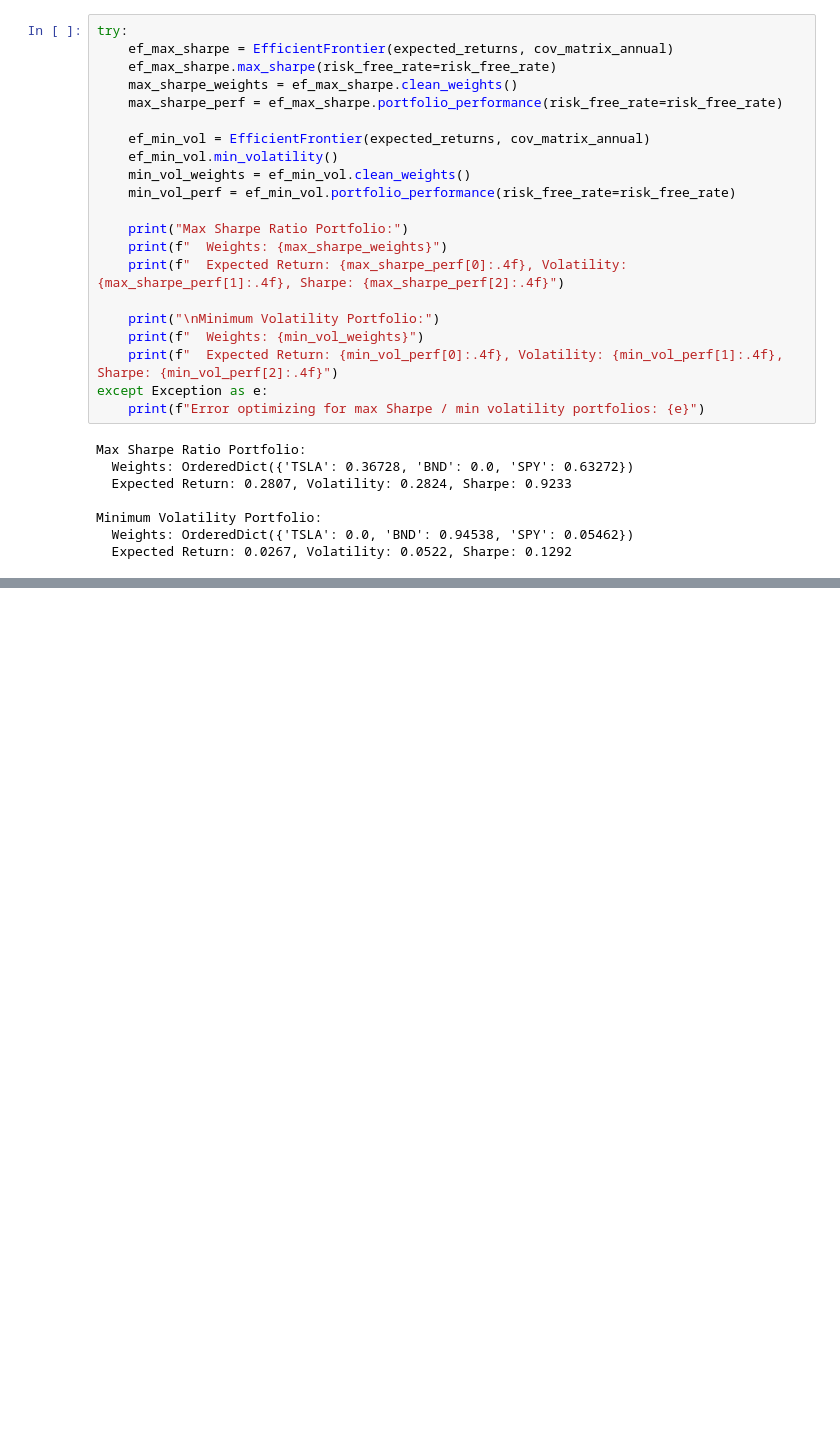
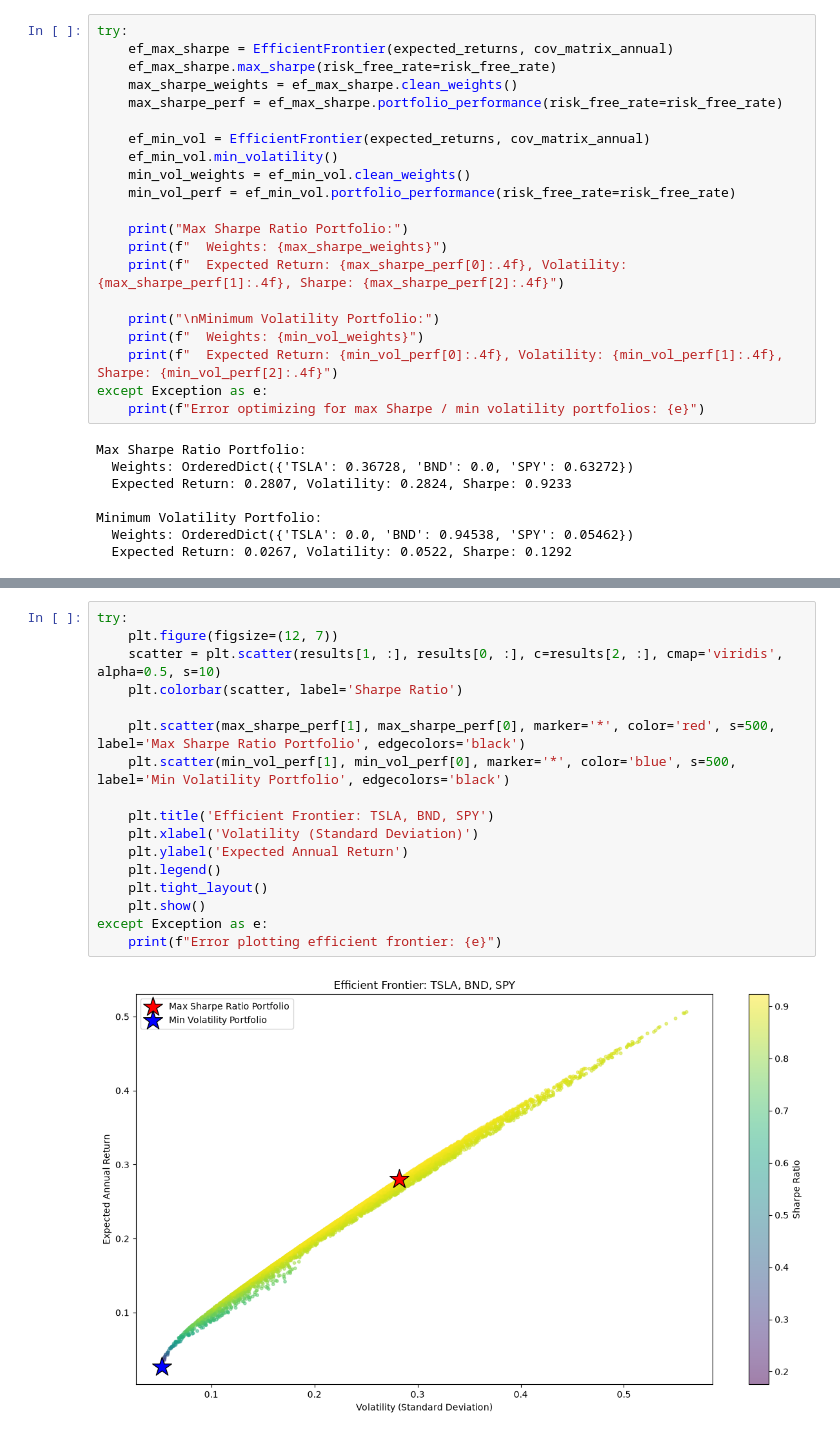
Before and after one commit to Redeat-Birhane/portfolio-optimization, a Jupyter notebook: notebooks/4.0-portfolio-optimization.ipynb, the cells around one changed output, grey strips where cells are left out. Drawn from its saved outputs; the diff is of its cells as text; blank space fills up the shorter version.

Commit message:
feat: visualize efficient frontier with max Sharpe and min volatility portfolios marked

```diff
--- a/notebooks/4.0-portfolio-optimization.ipynb
+++ b/notebooks/4.0-portfolio-optimization.ipynb
@@ -244,0 +252,19 @@ Minimum Volatility Portfolio:
+# %%
+try:
+    plt.figure(figsize=(12, 7))
+    scatter = plt.scatter(results[1, :], results[0, :], c=results[2, :], cmap='viridis', alpha=0.5, s=10)
+    plt.colorbar(scatter, label='Sharpe Ratio')
+
+    plt.scatter(max_sharpe_perf[1], max_sharpe_perf[0], marker='*', color='red', s=500, label='Max Sharpe Ratio Portfolio', edgecolors='black')
+    plt.scatter(min_vol_perf[1], min_vol_perf[0], marker='*', color='blue', s=500, label='Min Volatility Portfolio', edgecolors='black')
+
+    plt.title('Efficient Frontier: TSLA, BND, SPY')
+    plt.xlabel('Volatility (Standard Deviation)')
+    plt.ylabel('Expected Annual Return')
+    plt.legend()
+    plt.tight_layout()
+    plt.show()
+except Exception as e:
+    print(f"Error plotting efficient frontier: {e}")
+# %% [output]
+[figure, added]
```
Also changed, not shown: parts of 1 cell of this notebook.
